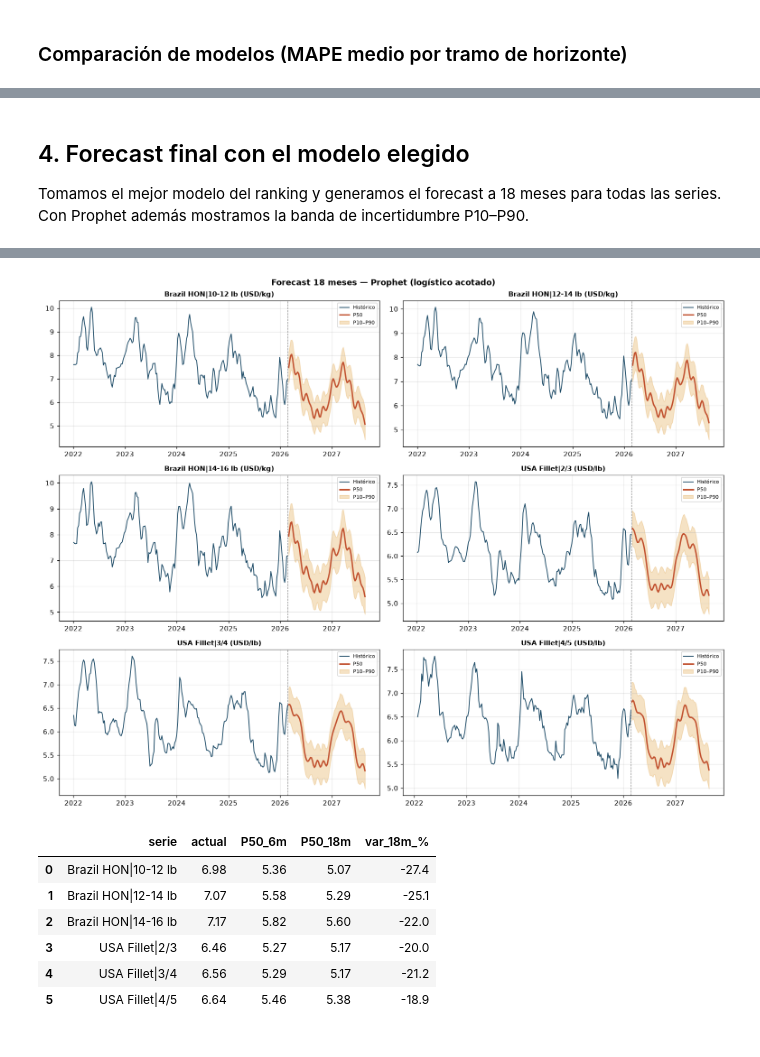
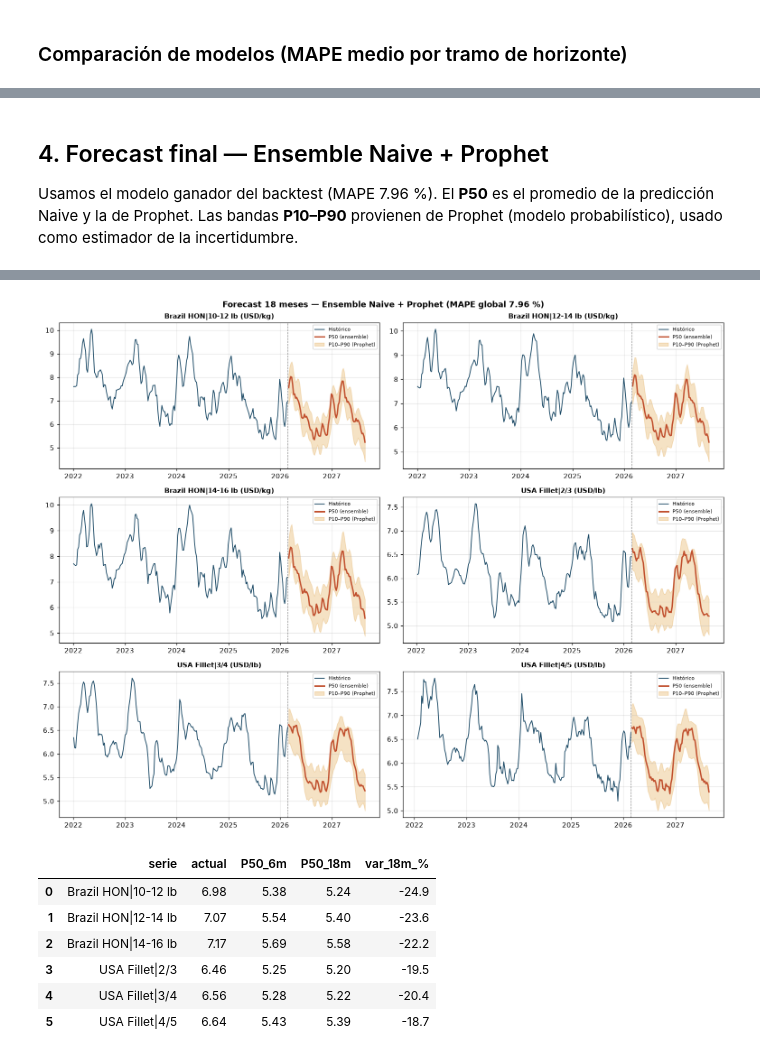
Before and after one commit to marioromero00/case_study, a Jupyter notebook: notebooks/02_modeling.ipynb, the cells around one changed output, grey strips where cells are left out. Cells and saved outputs as stored; diff of their text form; code cells hidden in the pictures.

Commit message:
add new model

```diff
--- a/notebooks/02_modeling.ipynb
+++ b/notebooks/02_modeling.ipynb
@@ -95,10 +103,12 @@ def m_prophet(train, horizon):
     fut['floor'] = m._floor; fut['cap'] = m._cap
     return m.predict(fut)['yhat'].values[-horizon:]
 
-# ---------- Modelo 3: SARIMA estacional ----------
+# ---------- Modelo 3: Ensemble Naive + Prophet ----------
+def m_ensemble(train, horizon):
+    return (m_naive(train, horizon) + m_prophet(train, horizon)) / 2
+
+# ---------- Modelo 4: SARIMA estacional ----------
 def m_sarima(train, horizon):
-    # estacionalidad anual aproximada con period=52 es costosa; usamos 26 (semestral)
-    # como compromiso de cómputo, capturando el ciclo principal.
     try:
         mod = SARIMAX(train.values, order=(1,1,1), seasonal_order=(1,0,1,26),
                       enforce_stationarity=False, enforce_invertibility=False)
@@ -107,7 +117,11 @@ def m_sarima(train, horizon):
     except Exception:
         return np.full(horizon, np.nan)
 
-# Registro de modelos a evaluar
-MODELS = {'Naive estacional': m_naive, 'Prophet': m_prophet, 'SARIMA': m_sarima}
+MODELS = {
+    'Naive estacional':       m_naive,
+    'Prophet (orig)':         m_prophet,
+    'Ensemble Naive+Prophet': m_ensemble,
+    'SARIMA':                 m_sarima,
+}
 print('Modelos registrados:', list(MODELS.keys()))
 # %% [output]
@@ -198,32 +239,36 @@ Mejor modelo global: Naive estacional
 # %% [markdown]
-## 4. Forecast final con el modelo elegido
+## 4. Forecast final — Ensemble Naive + Prophet
 
-Tomamos el mejor modelo del ranking y generamos el forecast a 18 meses para todas
-las series. Con Prophet además mostramos la banda de incertidumbre P10–P90.
+Usamos el modelo ganador del backtest (MAPE 7.96 %). El **P50** es el promedio
+de la predicción Naive y la de Prophet. Las bandas **P10–P90** provienen de
+Prophet (modelo probabilístico), usado como estimador de la incertidumbre.
 # %%
-def forecast_prophet_band(s, horizon=H, interval=0.80):
+def forecast_ensemble_band(s, horizon=H, interval=0.80):
+    naive_fc = m_naive(s, horizon)
     m = _fit_prophet(s, interval)
     fut = m.make_future_dataframe(periods=horizon, freq='W-MON')
     fut['floor'] = m._floor; fut['cap'] = m._cap
-    fc = m.predict(fut).iloc[-horizon:]
-    return fc[['ds','yhat_lower','yhat','yhat_upper']]
+    p = m.predict(fut).iloc[-horizon:].reset_index(drop=True)
+    p['yhat'] = (naive_fc + p['yhat'].values) / 2
+    return p[['ds','yhat_lower','yhat','yhat_upper']]
 
 fig, axes = plt.subplots(3, 2, figsize=(14, 11))
 resumen = []
 for ax, col in zip(axes.ravel(), SERIES):
     s = serie(col); unidad = 'USD/kg' if col.startswith('Brazil') else 'USD/lb'
-    fc = forecast_prophet_band(s)
+    fc = forecast_ensemble_band(s)
     ax.plot(s.index, s.values, color='#1b4965', lw=1.2, label='Histórico')
-    ax.plot(fc['ds'], fc['yhat'], color='#c1502e', lw=2, label='P50')
+    ax.plot(fc['ds'], fc['yhat'], color='#c1502e', lw=2, label='P50 (ensemble)')
     ax.fill_between(fc['ds'], fc['yhat_lower'], fc['yhat_upper'],
-                    color='#e09f3e', alpha=.3, label='P10–P90')
+                    color='#e09f3e', alpha=.3, label='P10–P90 (Prophet)')
     ax.axvline(s.index[-1], color='gray', ls='--', lw=.8)
     ax.set_title(f'{col} ({unidad})', fontweight='bold', fontsize=10); ax.legend(fontsize=7)
     resumen.append({'serie': col, 'actual': round(s.iloc[-1],2),
                     'P50_6m': round(fc['yhat'].iloc[25],2),
                     'P50_18m': round(fc['yhat'].iloc[-1],2),
                     'var_18m_%': round((fc['yhat'].iloc[-1]/s.iloc[-1]-1)*100,1)})
-fig.suptitle('Forecast 18 meses — Prophet (logístico acotado)', fontweight='bold')
+fig.suptitle('Forecast 18 meses — Ensemble Naive + Prophet (MAPE global 7.96 %)',
+             fontweight='bold')
 fig.tight_layout(); plt.show()
 pd.DataFrame(resumen)
 # %% [output]
@@ -242,8 +275,8 @@ pd.DataFrame(resumen)
-[figure, old version]
+[figure, new version]
 |  | serie | actual | P50_6m | P50_18m | var_18m_% |
-| 0 | Brazil HON|10-12 lb | 6.98 | 5.36 | 5.07 | -27.4 |
-| 1 | Brazil HON|12-14 lb | 7.07 | 5.58 | 5.29 | -25.1 |
-| 2 | Brazil HON|14-16 lb | 7.17 | 5.82 | 5.60 | -22.0 |
-| 3 | USA Fillet|2/3 | 6.46 | 5.27 | 5.17 | -20.0 |
-| 4 | USA Fillet|3/4 | 6.56 | 5.29 | 5.17 | -21.2 |
-| 5 | USA Fillet|4/5 | 6.64 | 5.46 | 5.38 | -18.9 |
+| 0 | Brazil HON|10-12 lb | 6.98 | 5.38 | 5.24 | -24.9 |
+| 1 | Brazil HON|12-14 lb | 7.07 | 5.54 | 5.40 | -23.6 |
+| 2 | Brazil HON|14-16 lb | 7.17 | 5.69 | 5.58 | -22.2 |
+| 3 | USA Fillet|2/3 | 6.46 | 5.25 | 5.20 | -19.5 |
+| 4 | USA Fillet|3/4 | 6.56 | 5.28 | 5.22 | -20.4 |
+| 5 | USA Fillet|4/5 | 6.64 | 5.43 | 5.39 | -18.7 |
```
Also changed, not shown: parts of 9 cells of this notebook, 6 other files.
